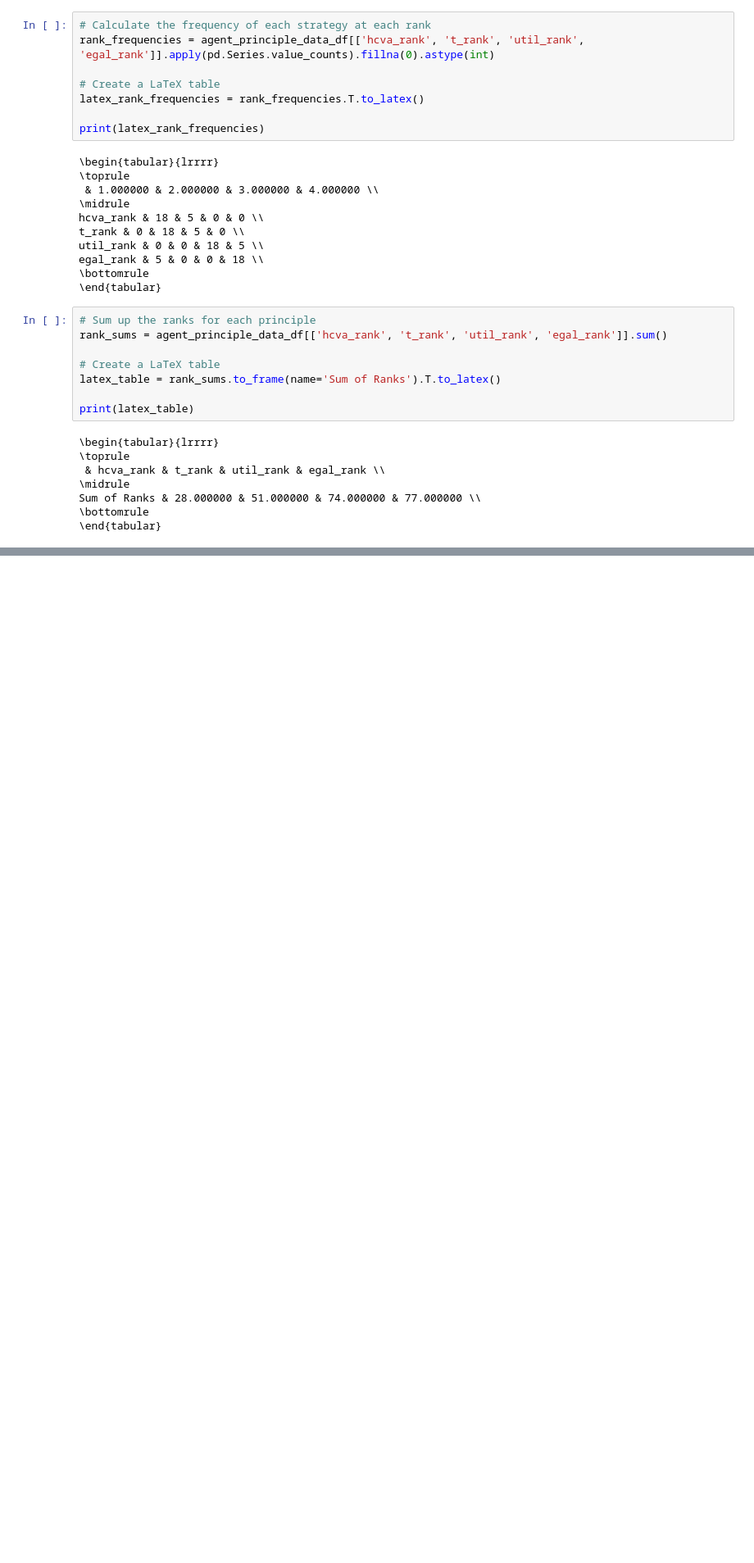
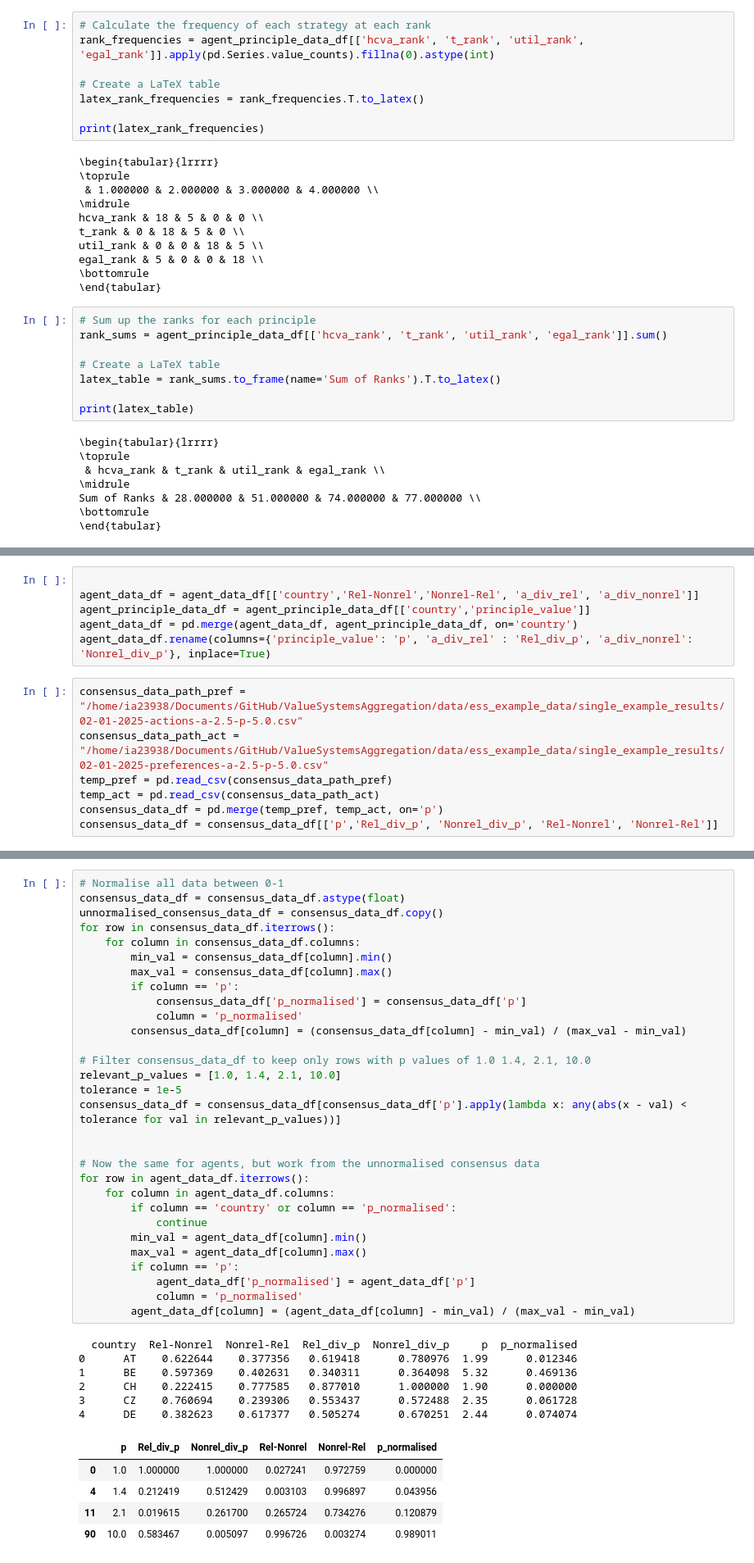
Before and after one commit to JosephTrevorrow/ValueSystemsAggregation, a Jupyter notebook: process_data/single_example_data_analysis_notebooks/rankings_payoffs.ipynb, the cells around one changed output, grey strips where cells are left out. Shown at 82% size. Cells and saved outputs as stored; diff of their text form; blank space fills up the shorter version.

```diff
--- a/process_data/single_example_data_analysis_notebooks/rankings_payoffs.ipynb
+++ b/process_data/single_example_data_analysis_notebooks/rankings_payoffs.ipynb
@@ -133,0 +138,13 @@ Sum of Ranks & 28.000000 & 51.000000 & 74.000000 & 77.000000 \\
+# %%
+
+agent_data_df = agent_data_df[['country','Rel-Nonrel','Nonrel-Rel', 'a_div_rel', 'a_div_nonrel']]
+agent_principle_data_df = agent_principle_data_df[['country','principle_value']]
+agent_data_df = pd.merge(agent_data_df, agent_principle_data_df, on='country')
+agent_data_df.rename(columns={'principle_value': 'p', 'a_div_rel' : 'Rel_div_p', 'a_div_nonrel': 'Nonrel_div_p'}, inplace=True)
+# %%
+consensus_data_path_pref = "/home/ia23938/Documents/GitHub/ValueSystemsAggregation/data/ess_example_data/single_example_results/02-01-2025-actions-a-2.5-p-5.0.csv"
+consensus_data_path_act = "/home/ia23938/Documents/GitHub/ValueSystemsAggregation/data/ess_example_data/single_example_results/02-01-2025-preferences-a-2.5-p-5.0.csv"
+temp_pref = pd.read_csv(consensus_data_path_pref)
+temp_act = pd.read_csv(consensus_data_path_act)
+consensus_data_df = pd.merge(temp_pref, temp_act, on='p')
+consensus_data_df = consensus_data_df[['p','Rel_div_p', 'Nonrel_div_p', 'Rel-Nonrel', 'Nonrel-Rel']]
@@ -133,0 +155,42 @@ Sum of Ranks & 28.000000 & 51.000000 & 74.000000 & 77.000000 \\
+# %%
+# Normalise all data between 0-1
+consensus_data_df = consensus_data_df.astype(float)
+unnormalised_consensus_data_df = consensus_data_df.copy()
+for row in consensus_data_df.iterrows():
+    for column in consensus_data_df.columns:
+        min_val = consensus_data_df[column].min()
+        max_val = consensus_data_df[column].max()
+        if column == 'p':
+            consensus_data_df['p_normalised'] = consensus_data_df['p']
+            column = 'p_normalised'
+        consensus_data_df[column] = (consensus_data_df[column] - min_val) / (max_val - min_val)
+
+# Filter consensus_data_df to keep only rows with p values of 1.0 1.4, 2.1, 10.0
+relevant_p_values = [1.0, 1.4, 2.1, 10.0]
+tolerance = 1e-5
+consensus_data_df = consensus_data_df[consensus_data_df['p'].apply(lambda x: any(abs(x - val) < tolerance for val in relevant_p_values))]
+
+
+# Now the same for agents, but work from the unnormalised consensus data
+for row in agent_data_df.iterrows():
+    for column in agent_data_df.columns:
+        if column == 'country' or column == 'p_normalised':
+            continue
+        min_val = agent_data_df[column].min()
+        max_val = agent_data_df[column].max()
+        if column == 'p':
+            agent_data_df['p_normalised'] = agent_data_df['p']
+            column = 'p_normalised'
+        agent_data_df[column] = (agent_data_df[column] - min_val) / (max_val - min_val)
+# %% [output]
+  country  Rel-Nonrel  Nonrel-Rel  Rel_div_p  Nonrel_div_p     p  p_normalised
+0      AT    0.622644    0.377356   0.619418      0.780976  1.99      0.012346
+1      BE    0.597369    0.402631   0.340311      0.364098  5.32      0.469136
+2      CH    0.222415    0.777585   0.877010      1.000000  1.90      0.000000
+3      CZ    0.760694    0.239306   0.553437      0.572488  2.35      0.061728
+4      DE    0.382623    0.617377   0.505274      0.670251  2.44      0.074074
+|  | p | Rel_div_p | Nonrel_div_p | Rel-Nonrel | Nonrel-Rel | p_normalised |
+| 0 | 1.0 | 1.000000 | 1.000000 | 0.027241 | 0.972759 | 0.000000 |
+| 4 | 1.4 | 0.212419 | 0.512429 | 0.003103 | 0.996897 | 0.043956 |
+| 11 | 2.1 | 0.019615 | 0.261700 | 0.265724 | 0.734276 | 0.120879 |
+| 90 | 10.0 | 0.583467 | 0.005097 | 0.996726 | 0.003274 | 0.989011 |
```
Also changed, not shown: parts of 4 cells of this notebook, 2 other files.
